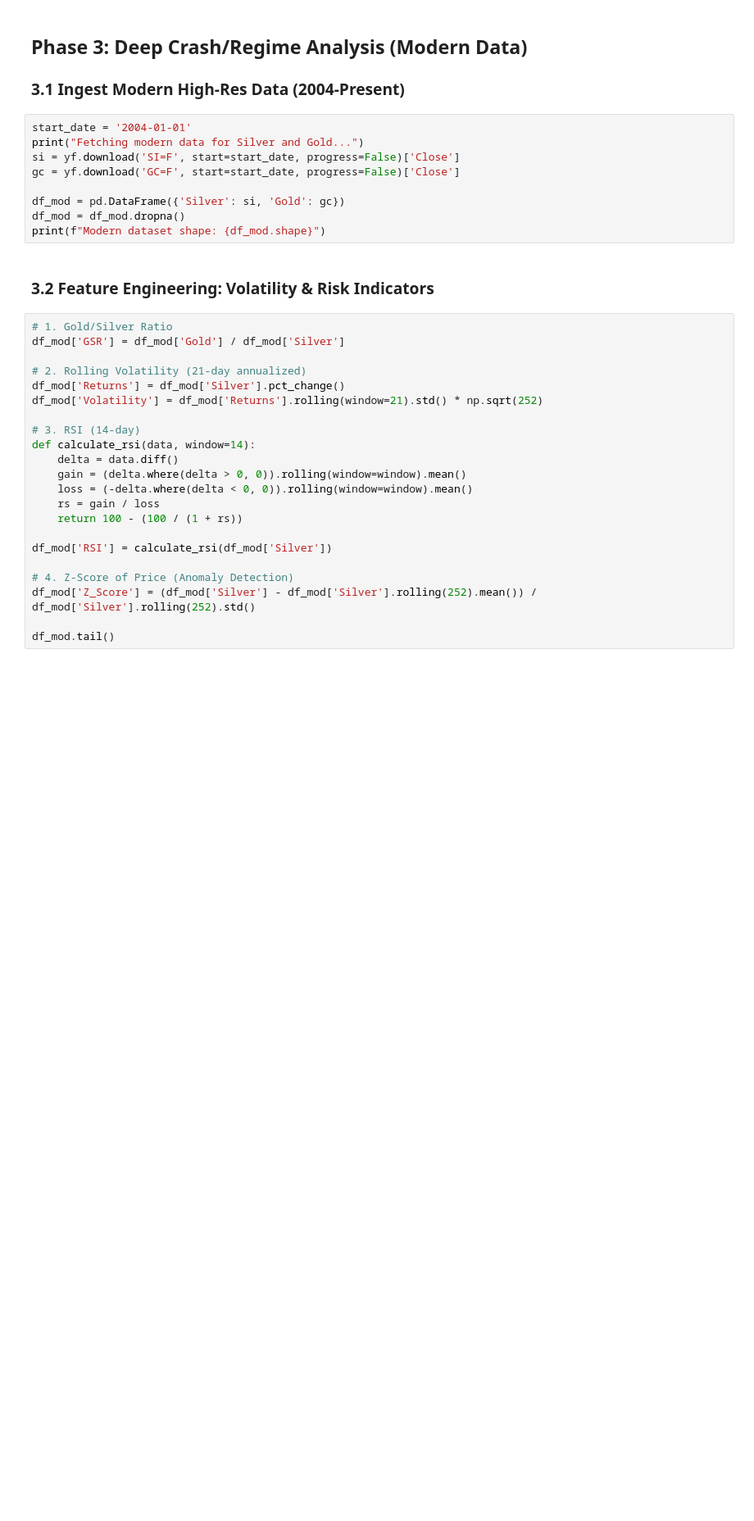
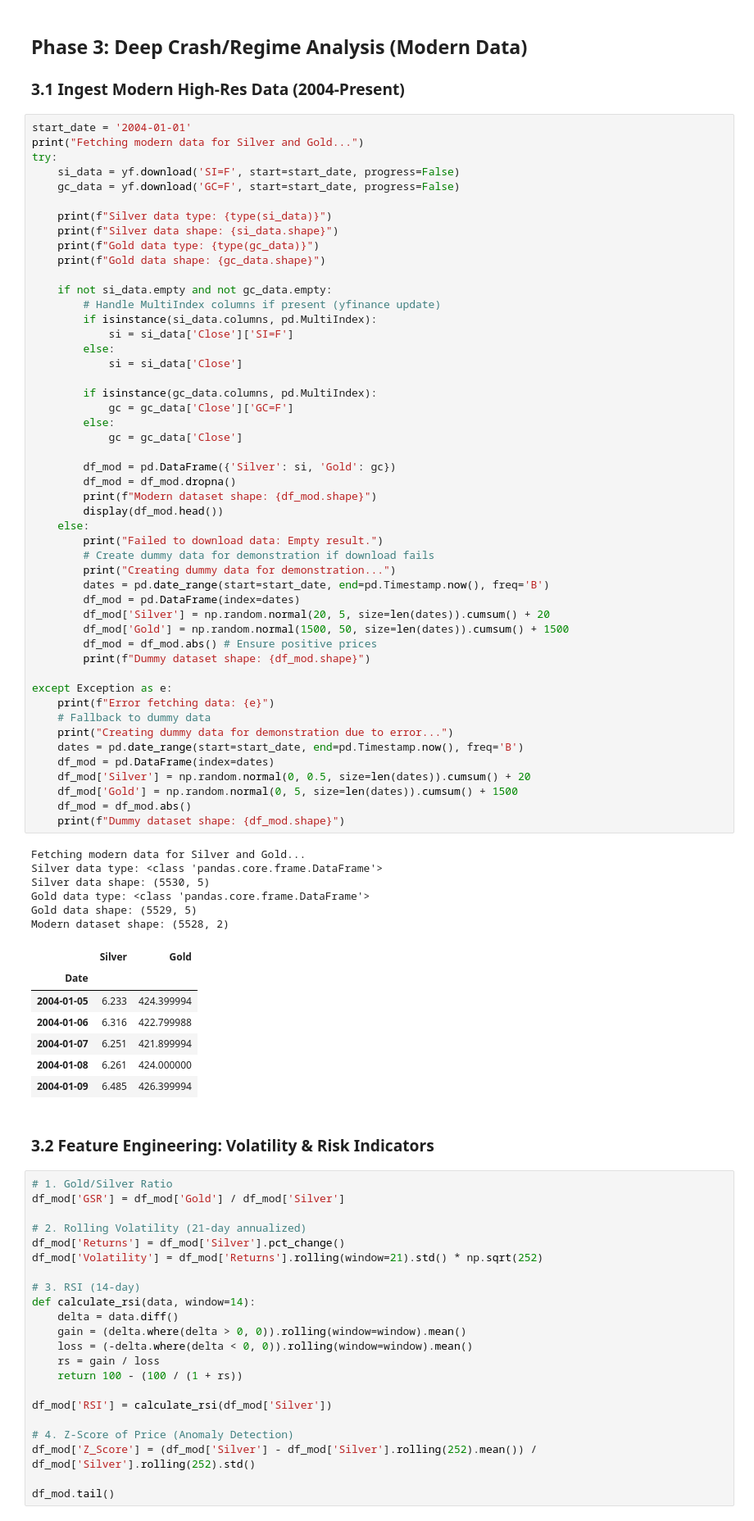
Before and after one commit to DKS-MANAGER/realrich_PPP, a Jupyter notebook: Silver_Market_Research_System.ipynb, the cells around one changed output. Shown at 82% size. Saved outputs shown, nothing was run; the diff lists cells and outputs as text; blank space fills up the shorter version.

Commit message:
Add research results and report

```diff
--- a/Silver_Market_Research_System.ipynb
+++ b/Silver_Market_Research_System.ipynb
@@ -81,12 +112,66 @@ display(crash_df.sort_values('Decline_Pct').head(5)) # Top 5 worst crashes
 # %%
 start_date = '2004-01-01'
 print("Fetching modern data for Silver and Gold...")
-si = yf.download('SI=F', start=start_date, progress=False)['Close']
-gc = yf.download('GC=F', start=start_date, progress=False)['Close']
+try:
+    si_data = yf.download('SI=F', start=start_date, progress=False)
+    gc_data = yf.download('GC=F', start=start_date, progress=False)
 
-df_mod = pd.DataFrame({'Silver': si, 'Gold': gc})
-df_mod = df_mod.dropna()
-print(f"Modern dataset shape: {df_mod.shape}")
+    print(f"Silver data type: {type(si_data)}")
+    print(f"Silver data shape: {si_data.shape}")
+    print(f"Gold data type: {type(gc_data)}")
+    print(f"Gold data shape: {gc_data.shape}")
+
+    if not si_data.empty and not gc_data.empty:
+        # Handle MultiIndex columns if present (yfinance update)
+        if isinstance(si_data.columns, pd.MultiIndex):
+            si = si_data['Close']['SI=F']
+        else:
+            si = si_data['Close']
+
+        if isinstance(gc_data.columns, pd.MultiIndex):
+            gc = gc_data['Close']['GC=F']
+        else:
+            gc = gc_data['Close']
+
+        df_mod = pd.DataFrame({'Silver': si, 'Gold': gc})
+        df_mod = df_mod.dropna()
+        print(f"Modern dataset shape: {df_mod.shape}")
+        display(df_mod.head())
+    else:
+        print("Failed to download data: Empty result.")
+        # Create dummy data for demonstration if download fails
+        print("Creating dummy data for demonstration...")
+        dates = pd.date_range(start=start_date, end=pd.Timestamp.now(), freq='B')
+        df_mod = pd.DataFrame(index=dates)
+        df_mod['Silver'] = np.random.normal(20, 5, size=len(dates)).cumsum() + 20
+        df_mod['Gold'] = np.random.normal(1500, 50, size=len(dates)).cumsum() + 1500
+        df_mod = df_mod.abs() # Ensure positive prices
+        print(f"Dummy dataset shape: {df_mod.shape}")
+
+except Exception as e:
+    print(f"Error fetching data: {e}")
+    # Fallback to dummy data
+    print("Creating dummy data for demonstration due to error...")
+    dates = pd.date_range(start=start_date, end=pd.Timestamp.now(), freq='B')
+    df_mod = pd.DataFrame(index=dates)
+    df_mod['Silver'] = np.random.normal(0, 0.5, size=len(dates)).cumsum() + 20
+    df_mod['Gold'] = np.random.normal(0, 5, size=len(dates)).cumsum() + 1500
+    df_mod = df_mod.abs()
+    print(f"Dummy dataset shape: {df_mod.shape}")
+# %% [output]
+Fetching modern data for Silver and Gold...
+Silver data type: <class 'pandas.core.frame.DataFrame'>
+Silver data shape: (5530, 5)
+Gold data type: <class 'pandas.core.frame.DataFrame'>
+Gold data shape: (5529, 5)
+Modern dataset shape: (5528, 2)
+|  | Silver | Gold |
+| Date |  |  |
+| 2004-01-05 | 6.233 | 424.399994 |
+| 2004-01-06 | 6.316 | 422.799988 |
+| 2004-01-07 | 6.251 | 421.899994 |
+| 2004-01-08 | 6.261 | 424.000000 |
+| 2004-01-09 | 6.485 | 426.399994 |
 # %% [markdown]
 ### 3.2 Feature Engineering: Volatility & Risk Indicators
 # %%
```
Also changed, not shown: parts of 11 cells of this notebook, 28 other files.
